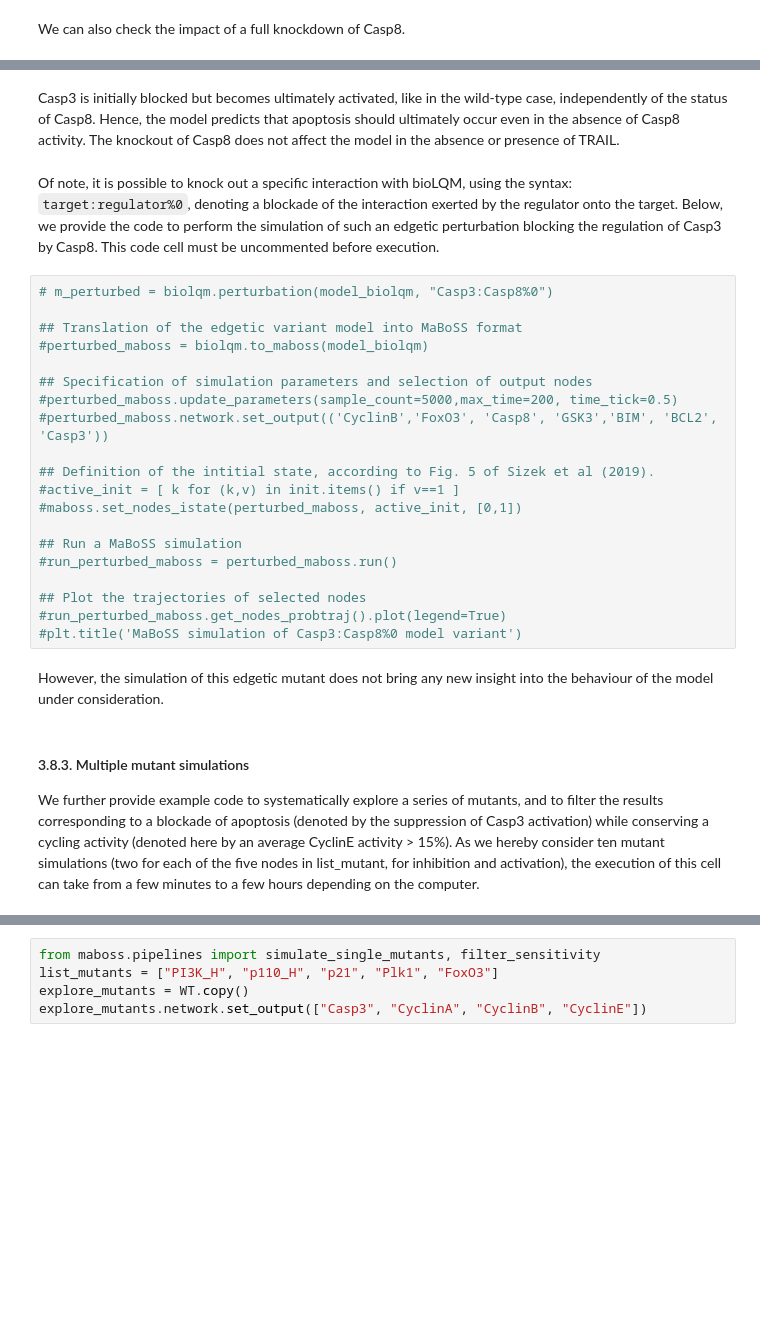
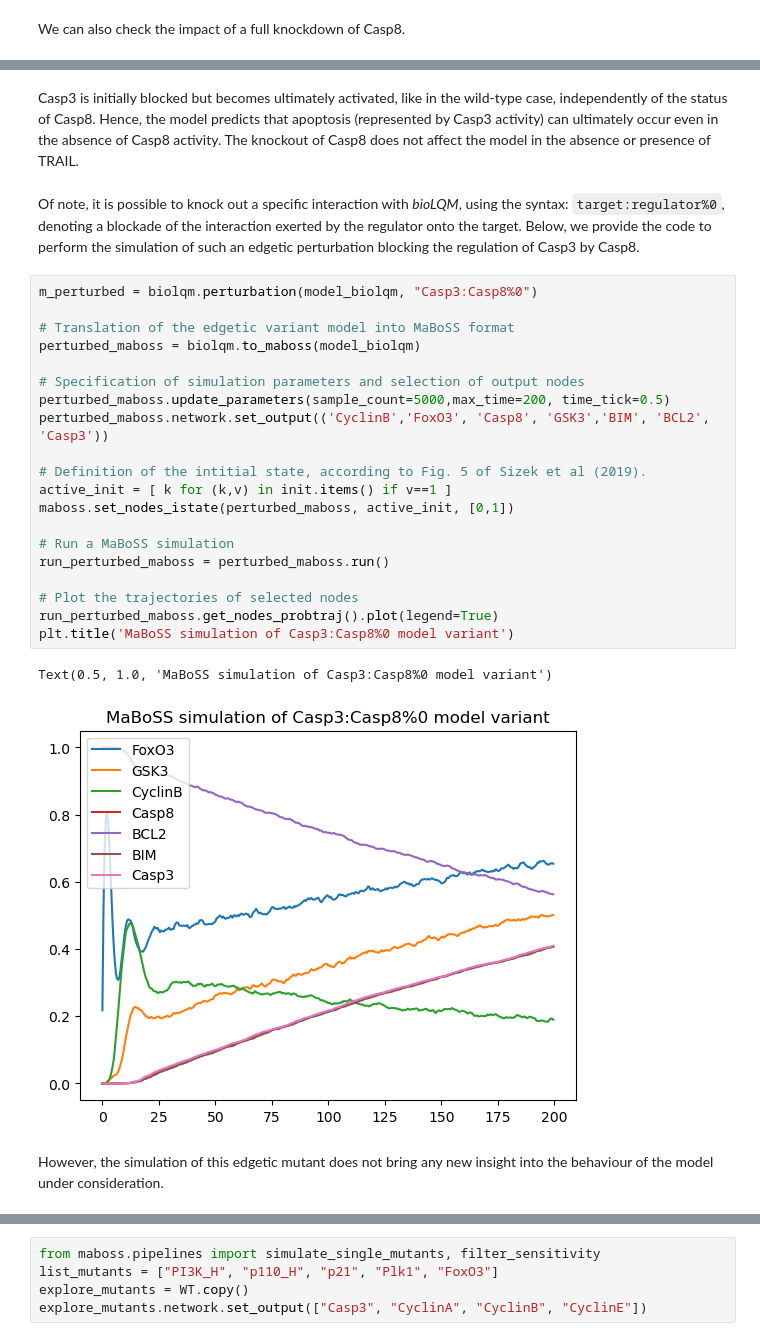
Before and after one commit to colomoto/colomoto-tutorial-sizek, a Jupyter notebook: CoLoMoTo_Tutorial_Sizek_2025.ipynb, the cells around one changed output, grey strips where cells are left out. Drawn from its saved outputs; the diff is of its cells as text; blank space fills up the shorter version.

Commit message:
Updated notebook text with revised version

````diff
--- a/CoLoMoTo_Tutorial_Sizek_2025.ipynb
+++ b/CoLoMoTo_Tutorial_Sizek_2025.ipynb
@@ -583,29 +600,29 @@ Text(0.5, 1.0, 'Repartition of final states for the CASP8 knockdown model')
 # %% [markdown]
-Casp3 is initially blocked but becomes ultimately activated, like in the wild-type case, independently of the status of Casp8. Hence, the model predicts that apoptosis should ultimately occur even in the absence of Casp8 activity. The knockout of Casp8 does not affect the model in the absence or presence of TRAIL.
+Casp3 is initially blocked but becomes ultimately activated, like in the wild-type case, independently of the status of Casp8. Hence, the model predicts that apoptosis (represented by Casp3 activity) can ultimately occur even in the absence of Casp8 activity. The knockout of Casp8 does not affect the model in the absence or presence of TRAIL.
 # %% [markdown]
-Of note, it is possible to knock out a specific interaction with bioLQM, using the syntax: ```target:regulator%0```, denoting a blockade of the interaction exerted by the regulator onto the target. Below, we provide the code to perform the simulation of such an edgetic perturbation blocking the regulation of Casp3 by Casp8. This code cell must be uncommented before execution.
+Of note, it is possible to knock out a specific interaction with *bioLQM*, using the syntax: ```target:regulator%0```, denoting a blockade of the interaction exerted by the regulator onto the target. Below, we provide the code to perform the simulation of such an edgetic perturbation blocking the regulation of Casp3 by Casp8.
 # %%
-# m_perturbed = biolqm.perturbation(model_biolqm, "Casp3:Casp8%0")
+m_perturbed = biolqm.perturbation(model_biolqm, "Casp3:Casp8%0")
 
-## Translation of the edgetic variant model into MaBoSS format
-#perturbed_maboss = biolqm.to_maboss(model_biolqm)
+# Translation of the edgetic variant model into MaBoSS format
+perturbed_maboss = biolqm.to_maboss(model_biolqm)
 
-## Specification of simulation parameters and selection of output nodes
-#perturbed_maboss.update_parameters(sample_count=5000,max_time=200, time_tick=0.5)
-#perturbed_maboss.network.set_output(('CyclinB','FoxO3', 'Casp8', 'GSK3','BIM', 'BCL2', 'Casp3'))
+# Specification of simulation parameters and selection of output nodes
+perturbed_maboss.update_parameters(sample_count=5000,max_time=200, time_tick=0.5)
+perturbed_maboss.network.set_output(('CyclinB','FoxO3', 'Casp8', 'GSK3','BIM', 'BCL2', 'Casp3'))
 
-## Definition of the intitial state, according to Fig. 5 of Sizek et al (2019).
-#active_init = [ k for (k,v) in init.items() if v==1 ]
-#maboss.set_nodes_istate(perturbed_maboss, active_init, [0,1])
+# Definition of the intitial state, according to Fig. 5 of Sizek et al (2019).
+active_init = [ k for (k,v) in init.items() if v==1 ]
+maboss.set_nodes_istate(perturbed_maboss, active_init, [0,1])
 
-## Run a MaBoSS simulation
-#run_perturbed_maboss = perturbed_maboss.run()
+# Run a MaBoSS simulation
+run_perturbed_maboss = perturbed_maboss.run()
 
-## Plot the trajectories of selected nodes
-#run_perturbed_maboss.get_nodes_probtraj().plot(legend=True)
-#plt.title('MaBoSS simulation of Casp3:Casp8%0 model variant')
+# Plot the trajectories of selected nodes
+run_perturbed_maboss.get_nodes_probtraj().plot(legend=True)
+plt.title('MaBoSS simulation of Casp3:Casp8%0 model variant')
+# %% [output]
+Text(0.5, 1.0, 'MaBoSS simulation of Casp3:Casp8%0 model variant')
+[figure, added]
 # %% [markdown]
 However, the simulation of this edgetic mutant does not bring any new insight into the behaviour of the model under consideration.
-# %% [markdown]
-#### 3.8.3. Multiple mutant simulations
-We further provide example code to systematically explore a series of mutants, and to filter the results corresponding to a blockade of apoptosis (denoted by the suppression of Casp3 activation) while conserving a cycling activity (denoted here by an average CyclinE activity > 15%). As we hereby consider ten mutant simulations (two for each of the five nodes in list_mutant, for inhibition and activation), the execution of this cell can take from a few minutes to a few hours depending on the computer.
````
Also changed, not shown: parts of 57 cells of this notebook, 1 other file.
